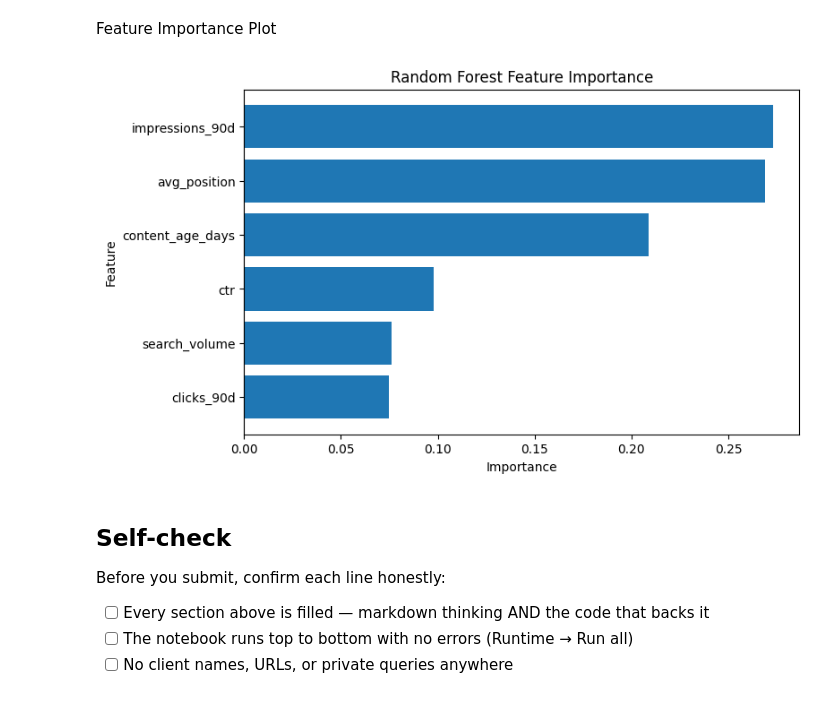
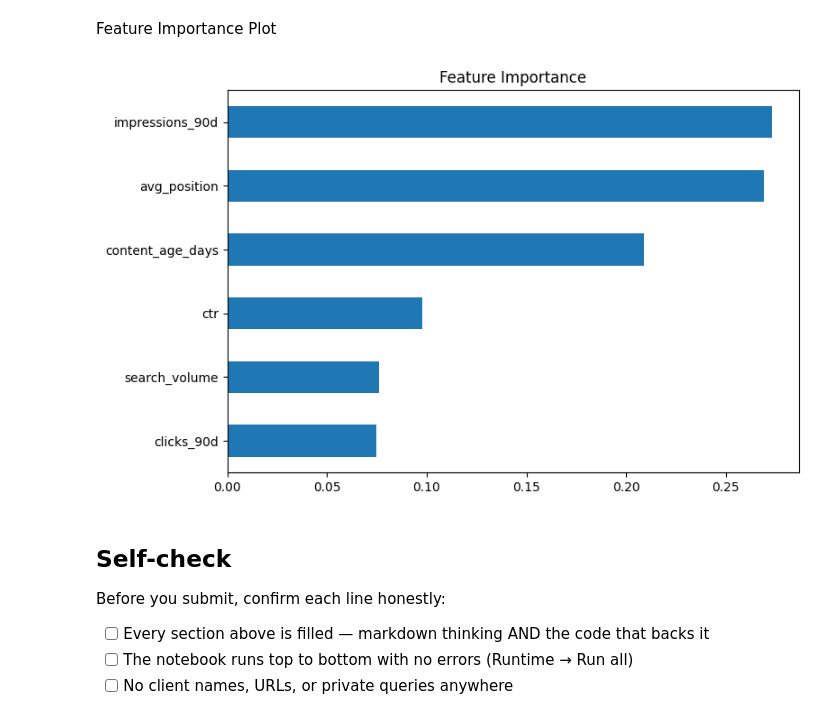
Before and after one commit to muneebulhaq02/flyrank-ml-internship, a Jupyter notebook: work/notebooks/w05_model.ipynb, the cells around one changed output. Drawn from its saved outputs; the diff is of its cells as text; code cells hidden in the pictures.

```diff
--- a/work/notebooks/w05_model.ipynb
+++ b/work/notebooks/w05_model.ipynb
@@ -274,22 +305,20 @@ Feature Importance Plot
 # %%
 import matplotlib.pyplot as plt
 
-importance = importance.sort_values("Importance")
+importance = pd.Series(
+    model.feature_importances_,
+    index=features
+).sort_values()
 
-plt.figure(figsize=(8,5))
+importance.plot(kind="barh", figsize=(8,5))
 
-plt.barh(
-    importance["Feature"],
-    importance["Importance"]
-)
+plt.title("Feature Importance")
 
-plt.xlabel("Importance")
-plt.ylabel("Feature")
-plt.title("Random Forest Feature Importance")
-
+plt.tight_layout()
+plt.savefig("work/figures/feature_importance.png", dpi=300)
 plt.show()
 # %% [output]
-[figure, old version]
+[figure, new version]
 # %% [markdown]
 ## Self-check
 
```
Also changed, not shown: parts of 4 cells of this notebook.
